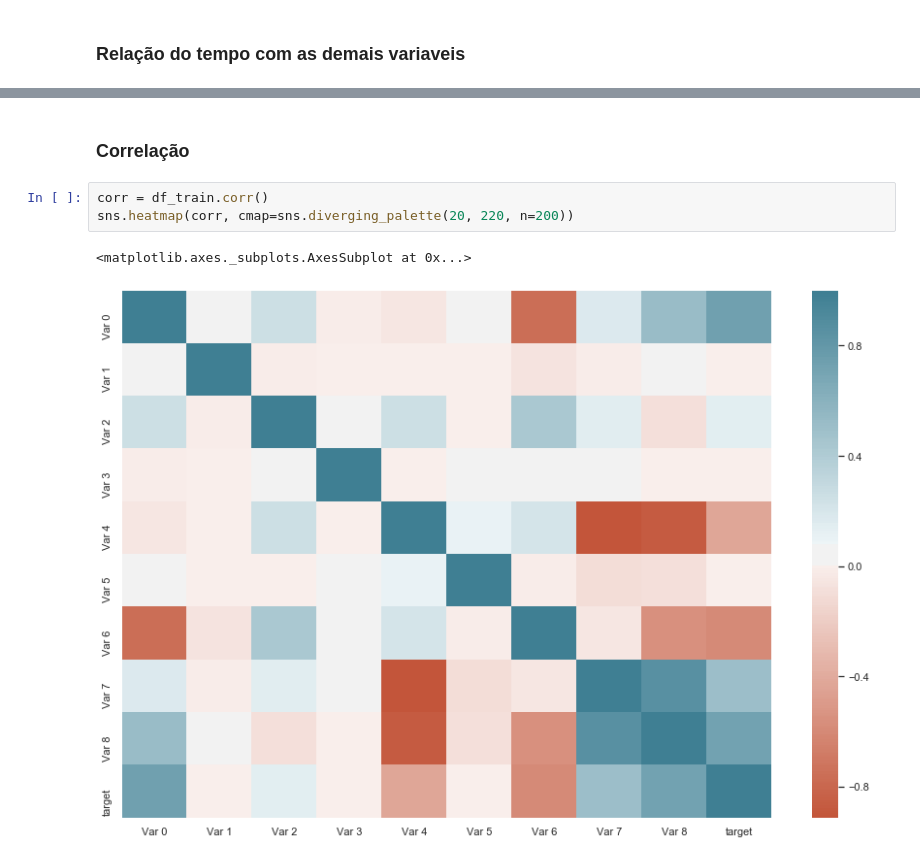
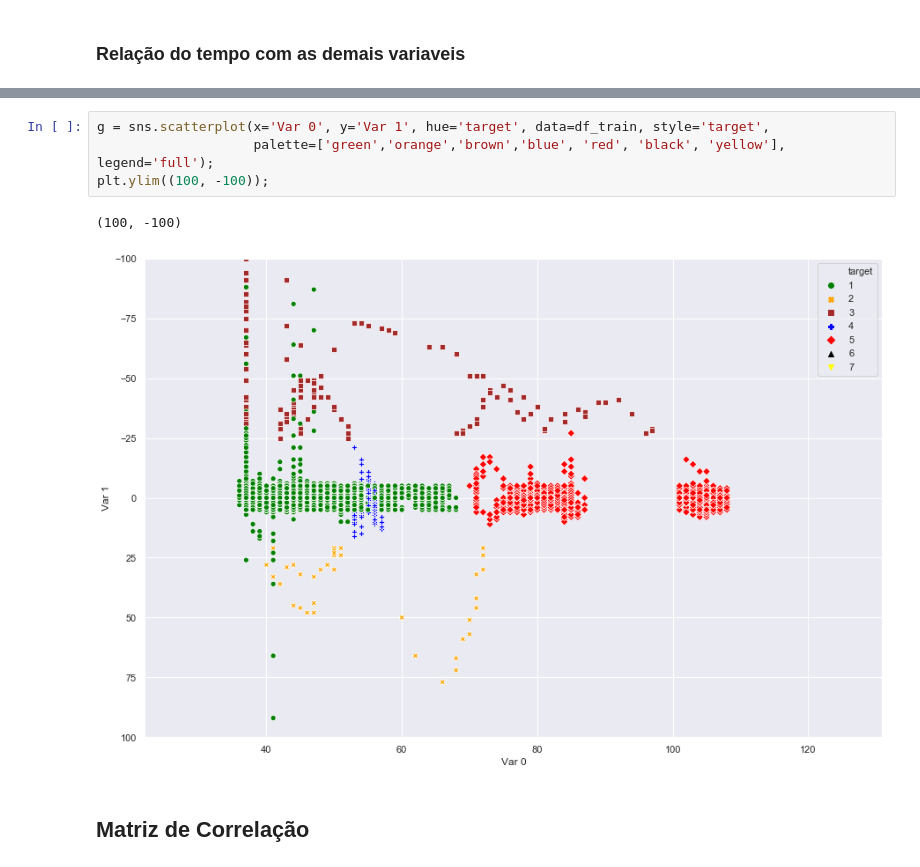
Before and after one commit to Fillipedem/UCI-Statlog-Shuttle, a Jupyter notebook: eda.ipynb, the cells around one changed output, grey strips where cells are left out. Drawn from its saved outputs; the diff is of its cells as text.

```diff
--- a/eda.ipynb
+++ b/eda.ipynb
@@ -108,8 +138,10 @@ sns.scatterplot(x='Var 0', y='Var 6', hue='target', data=df_train, style='target
+# %%
+g = sns.scatterplot(x='Var 0', y='Var 1', hue='target', data=df_train, style='target',
+                    palette=['green','orange','brown','blue', 'red', 'black', 'yellow'], legend='full');
+plt.ylim((100, -100));
+# %% [output]
+(100, -100)
+[figure, added]
 # %% [markdown]
-### Correlação
+#
+## Matriz de Correlação
-# %%
-corr = df_train.corr()
-sns.heatmap(corr, cmap=sns.diverging_palette(20, 220, n=200))
-# %% [output]
-<matplotlib.axes._subplots.AxesSubplot at 0x...>
-[figure, removed]
```
Also changed, not shown: parts of 18 cells of this notebook.
